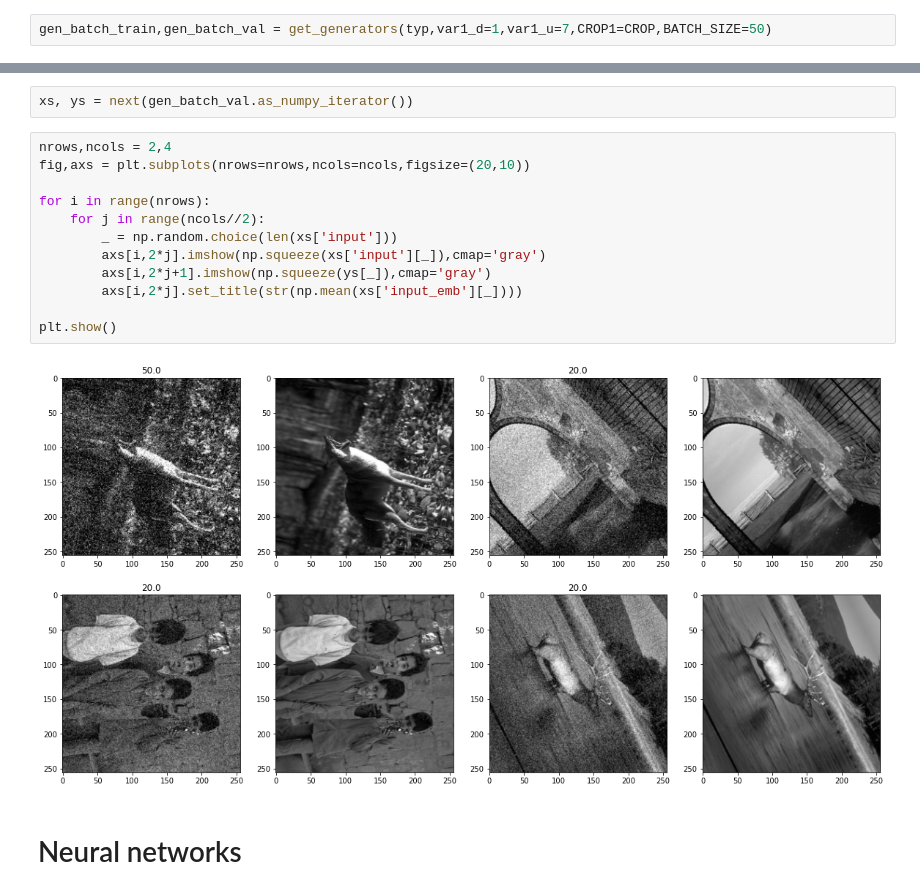
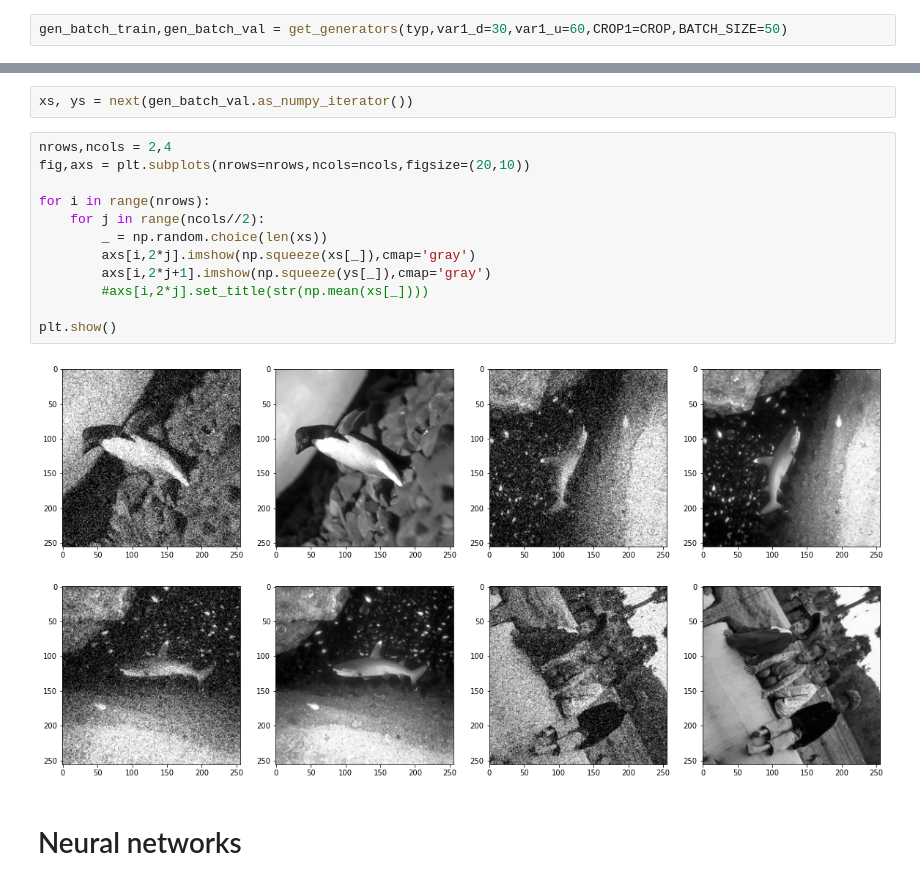
Before and after one commit to erjel/ortega_master_thesis, a Jupyter notebook: 23_jan/decreasing/gaussian_linear.ipynb, the cells around one changed output, grey strips where cells are left out. Drawn from its saved outputs; the diff is of its cells as text.

Commit message:
checkpoint for training

```diff
--- a/23_jan/decreasing/gaussian_linear.ipynb
+++ b/23_jan/decreasing/gaussian_linear.ipynb
@@ -42,4 +48,4 @@ tf.get_logger().setLevel(logging.ERROR)
 # %% [markdown]
 ## Data augmentation
 # %%
-gen_batch_train,gen_batch_val = get_generators(typ,var1_d=1,var1_u=7,CROP1=CROP,BATCH_SIZE=50)
+gen_batch_train,gen_batch_val = get_generators(typ,var1_d=30,var1_u=60,CROP1=CROP,BATCH_SIZE=50)
@@ -48,17 +72,17 @@ xs, ys = next(gen_batch_val.as_numpy_iterator())
 # %%
 nrows,ncols = 2,4
 fig,axs = plt.subplots(nrows=nrows,ncols=ncols,figsize=(20,10))
 
 for i in range(nrows):
     for j in range(ncols//2):
-        _ = np.random.choice(len(xs['input']))
-        axs[i,2*j].imshow(np.squeeze(xs['input'][_]),cmap='gray')
+        _ = np.random.choice(len(xs))
+        axs[i,2*j].imshow(np.squeeze(xs[_]),cmap='gray')
         axs[i,2*j+1].imshow(np.squeeze(ys[_]),cmap='gray')
-        axs[i,2*j].set_title(str(np.mean(xs['input_emb'][_])))
+        #axs[i,2*j].set_title(str(np.mean(xs[_])))
 
 plt.show()
 # %% [output]
-[figure, old version]
+[figure, new version]
 # %% [markdown]
 # Neural networks
 # %%
```
Also changed, not shown: parts of 6 cells of this notebook, 23 other files.
